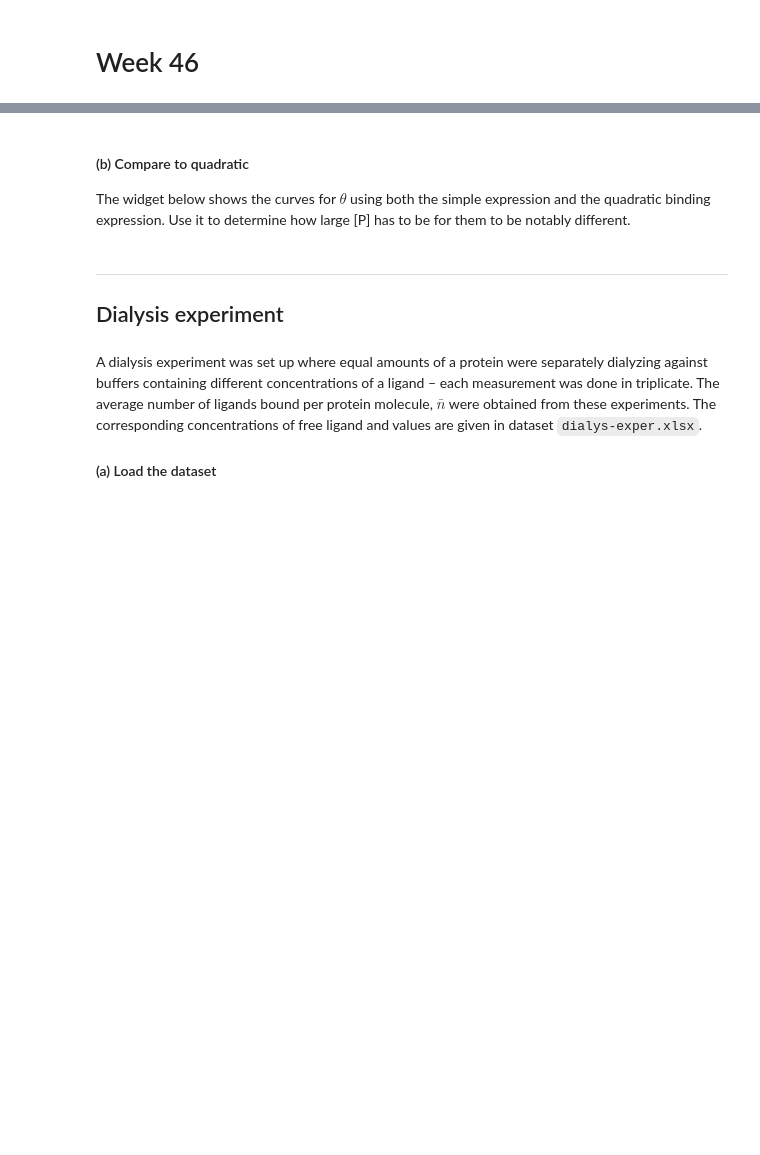
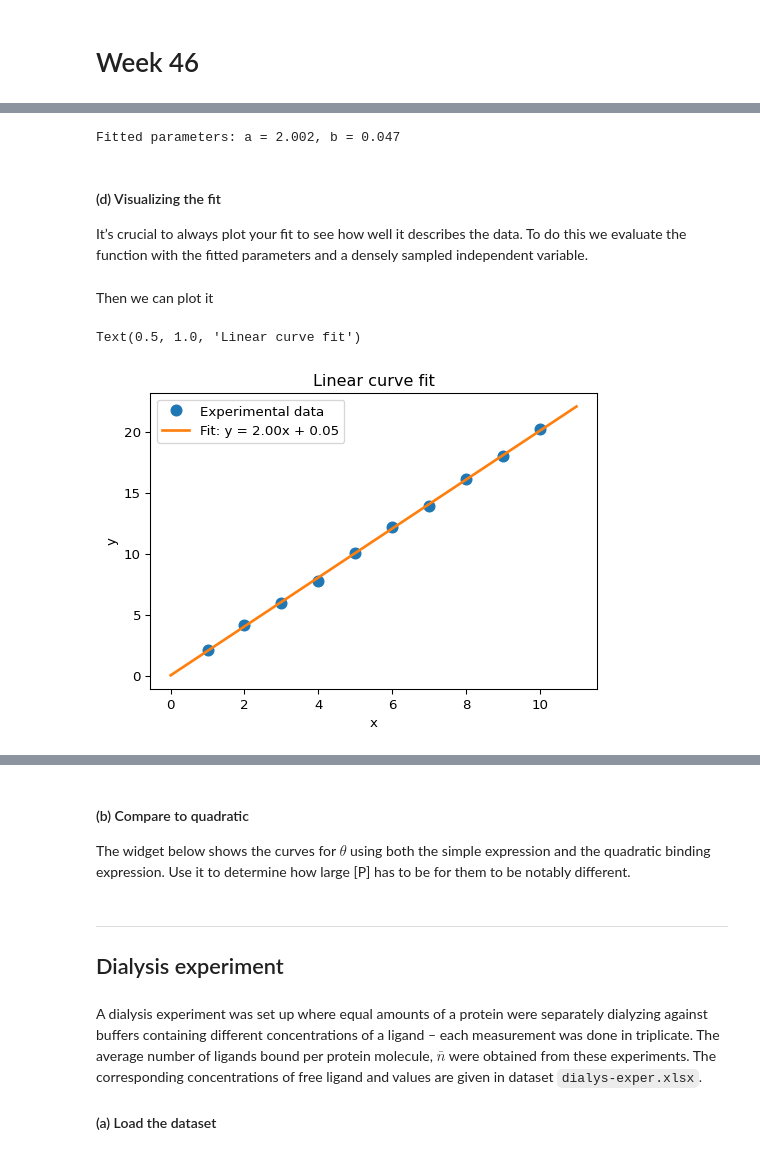
Before and after one commit to au-mbg/fysisk-biokemi, a Jupyter notebook: built_notebooks/master/week_46.ipynb, the cells around one changed output, grey strips where cells are left out. Saved outputs shown, nothing was run; the diff lists cells and outputs as text; code cells hidden in the pictures; blank space fills up the shorter version.

```diff
--- a/built_notebooks/master/week_46.ipynb
+++ b/built_notebooks/master/week_46.ipynb
@@ -16,0 +68,3 @@ Train your estimation skills using the widget below.
+# %%
+def linear_function(x, a, b):
+    return a * x + b
@@ -16,0 +106,18 @@ Train your estimation skills using the widget below.
+# %%
+# Initial guess: a=2, b=0
+p0 = [2, 0]
+
+# Perform the fit
+popt, pcov = curve_fit(linear_function, x_data, y_data, p0=p0)
+
+# Extract parameters
+a_fit, b_fit = popt
+print(f"Fitted parameters: a = {a_fit:.3f}, b = {b_fit:.3f}")
+# %% [output]
+Fitted parameters: a = 2.002, b = 0.047
+# %% [markdown]
+#### (d) Visualizing the fit
+
+It’s crucial to always plot your fit to see how well it describes the
+data. To do this we evaluate the function with the fitted parameters and
+a densely sampled independent variable.
@@ -16,0 +127,16 @@ Train your estimation skills using the widget below.
+# %%
+x_smooth = np.linspace(0, 11, 100)
+y_fit = linear_function(x_smooth, a_fit, b_fit)
+# %% [markdown]
+Then we can plot it
+# %%
+fig, ax = plt.subplots(figsize=(6, 4))
+ax.plot(x_data, y_data, 'o', markersize=8, label='Experimental data')
+ax.plot(x_smooth, y_fit, '-', linewidth=2, label=f'Fit: y = {a_fit:.2f}x + {b_fit:.2f}')
+ax.set_xlabel('x')
+ax.set_ylabel('y')
+ax.legend()
+ax.set_title('Linear curve fit')
+# %% [output]
+Text(0.5, 1.0, 'Linear curve fit')
+[figure, added]
```
Also changed, not shown: parts of 25 cells of this notebook, 21 other files.
